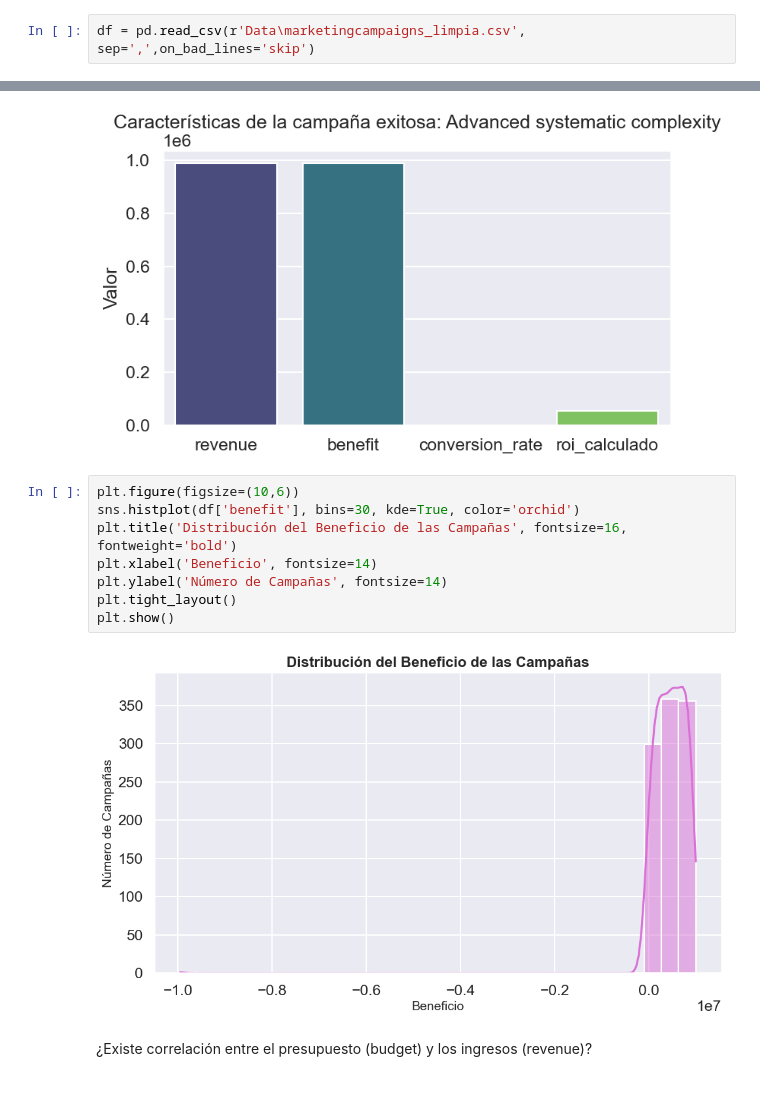
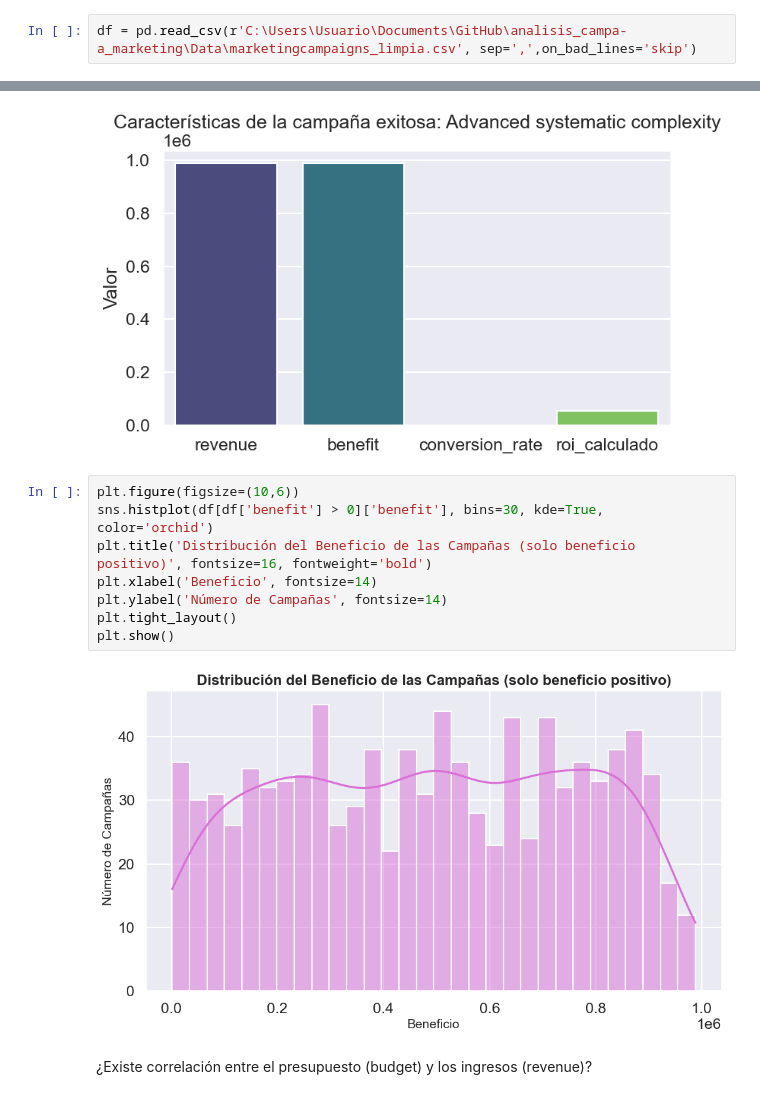
Before and after one commit to BelenP09/analisis_campa-a_marketing, a Jupyter notebook: Notebook/notebook.ipynb, the cells around one changed output, grey strips where cells are left out. Cells and saved outputs as stored; diff of their text form.

```diff
--- a/Notebook/notebook.ipynb
+++ b/Notebook/notebook.ipynb
@@ -37,7 +37,7 @@ sns.set_context('talk')
 from pathlib import Path
 data_dir = Path('../input/images')
 # %%
-df = pd.read_csv(r'Data\marketingcampaigns_limpia.csv', sep=',',on_bad_lines='skip')
+df = pd.read_csv(r'C:\Users\Usuario\Documents\GitHub\analisis_campa-a_marketing\Data\marketingcampaigns_limpia.csv', sep=',',on_bad_lines='skip')
 # %%
 df.head(5)
 # %% [output]
@@ -321,14 +347,14 @@ Name: 492, dtype: object
 [figure]
 # %%
 plt.figure(figsize=(10,6))
-sns.histplot(df['benefit'], bins=30, kde=True, color='orchid')
-plt.title('Distribución del Beneficio de las Campañas', fontsize=16, fontweight='bold')
+sns.histplot(df[df['benefit'] > 0]['benefit'], bins=30, kde=True, color='orchid')
+plt.title('Distribución del Beneficio de las Campañas (solo beneficio positivo)', fontsize=16, fontweight='bold')
 plt.xlabel('Beneficio', fontsize=14)
 plt.ylabel('Número de Campañas', fontsize=14)
 plt.tight_layout()
 plt.show()
 # %% [output]
-[figure, old version]
+[figure, new version]
 # %% [markdown]
 ¿Existe correlación entre el presupuesto (budget) y los ingresos (revenue)?
 # %%
```
Also changed, not shown: parts of 7 cells of this notebook, 2 other files.
